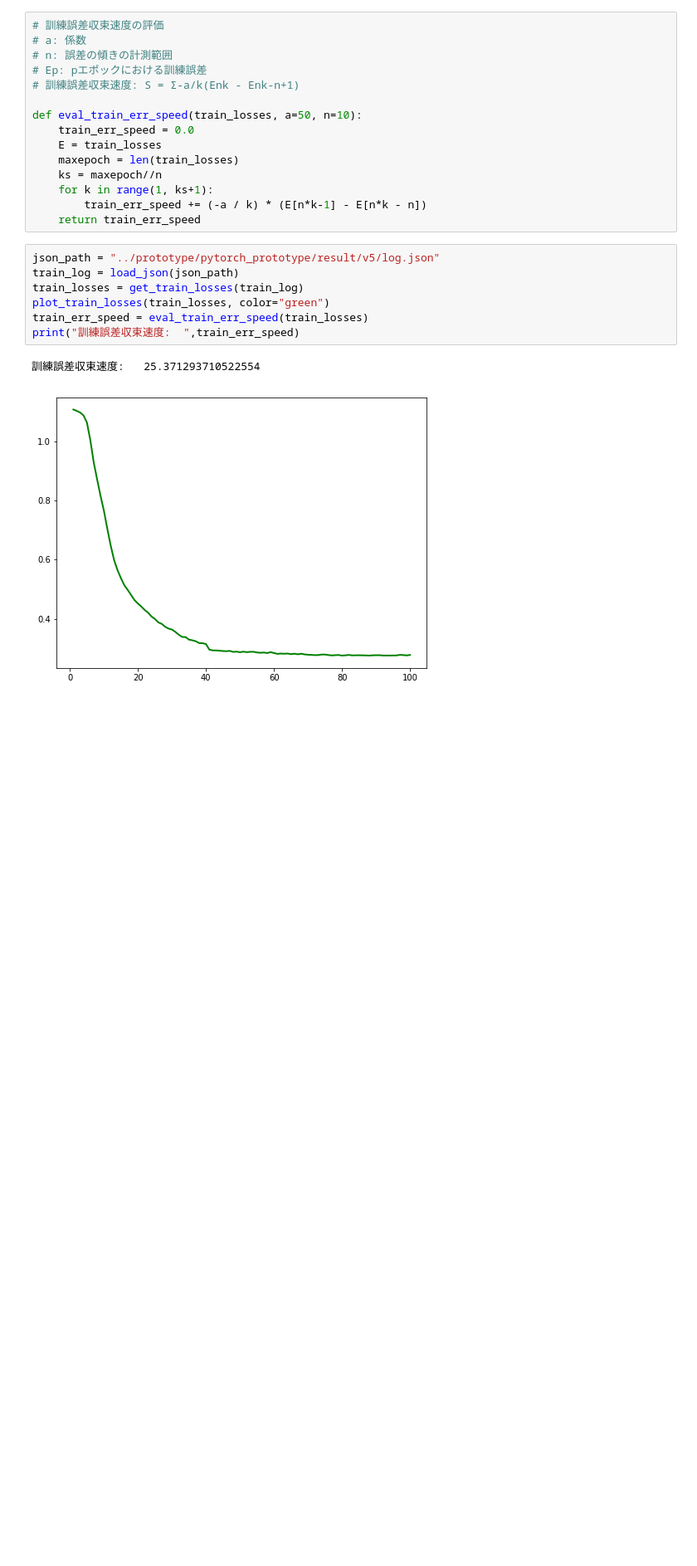
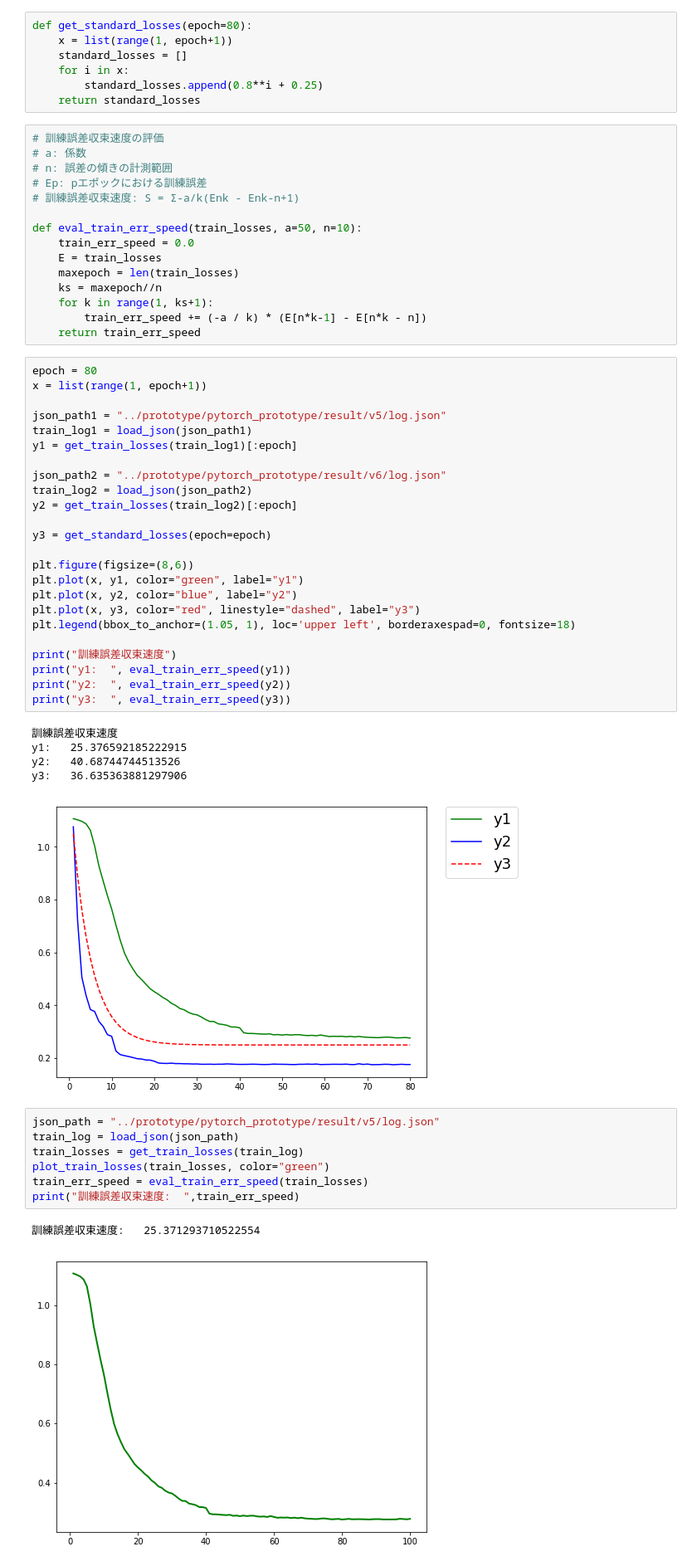
Before and after one commit to takitaki7474/m2-research-prototype, a Jupyter notebook: notebook/train_err_eval.ipynb, the cells around one changed output. Shown at 83% size. Cells and saved outputs as stored; diff of their text form; blank space fills up the shorter version.

Commit message:
Update function to evaluate train error speed

```diff
--- a/notebook/train_err_eval.ipynb
+++ b/notebook/train_err_eval.ipynb
@@ -20,6 +20,13 @@ def plot_train_losses(train_losses, color="black"):
     y = train_losses
     plt.figure(figsize=(8,6))
     plt.plot(x, y, color=color, linewidth=2)
+# %%
+def get_standard_losses(epoch=80):
+    x = list(range(1, epoch+1))
+    standard_losses = []
+    for i in x:
+        standard_losses.append(0.8**i + 0.25)
+    return standard_losses
 # %%
 # 訓練誤差収束速度の評価
 # a: 係数
@@ -35,6 +42,36 @@ def eval_train_err_speed(train_losses, a=50, n=10):
     for k in range(1, ks+1):
         train_err_speed += (-a / k) * (E[n*k-1] - E[n*k - n])
     return train_err_speed
+# %%
+epoch = 80
+x = list(range(1, epoch+1))
+
+json_path1 = "../prototype/pytorch_prototype/result/v5/log.json"
+train_log1 = load_json(json_path1)
+y1 = get_train_losses(train_log1)[:epoch]
+
+json_path2 = "../prototype/pytorch_prototype/result/v6/log.json"
+train_log2 = load_json(json_path2)
+y2 = get_train_losses(train_log2)[:epoch]
+
+y3 = get_standard_losses(epoch=epoch)
+
+plt.figure(figsize=(8,6))
+plt.plot(x, y1, color="green", label="y1")
+plt.plot(x, y2, color="blue", label="y2")
+plt.plot(x, y3, color="red", linestyle="dashed", label="y3")
+plt.legend(bbox_to_anchor=(1.05, 1), loc='upper left', borderaxespad=0, fontsize=18)
+
+print("訓練誤差収束速度")
+print("y1:  ", eval_train_err_speed(y1))
+print("y2:  ", eval_train_err_speed(y2))
+print("y3:  ", eval_train_err_speed(y3))
+# %% [output]
+訓練誤差収束速度
+y1:   25.376592185222915
+y2:   40.68744744513526
+y3:   36.635363881297906
+[figure, added]
 # %%
 json_path = "../prototype/pytorch_prototype/result/v5/log.json"
 train_log = load_json(json_path)
```
Also changed, not shown: parts of 1 cell of this notebook.
